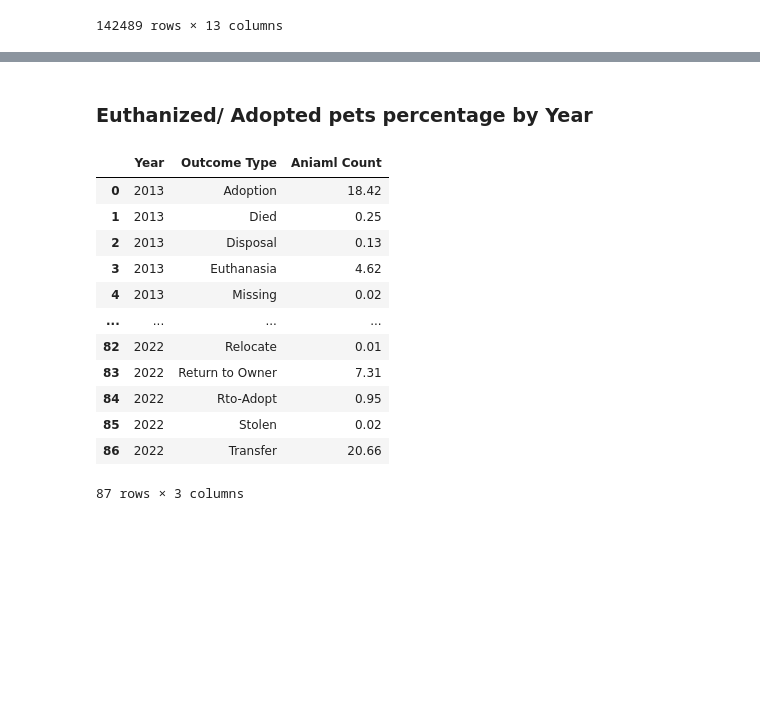
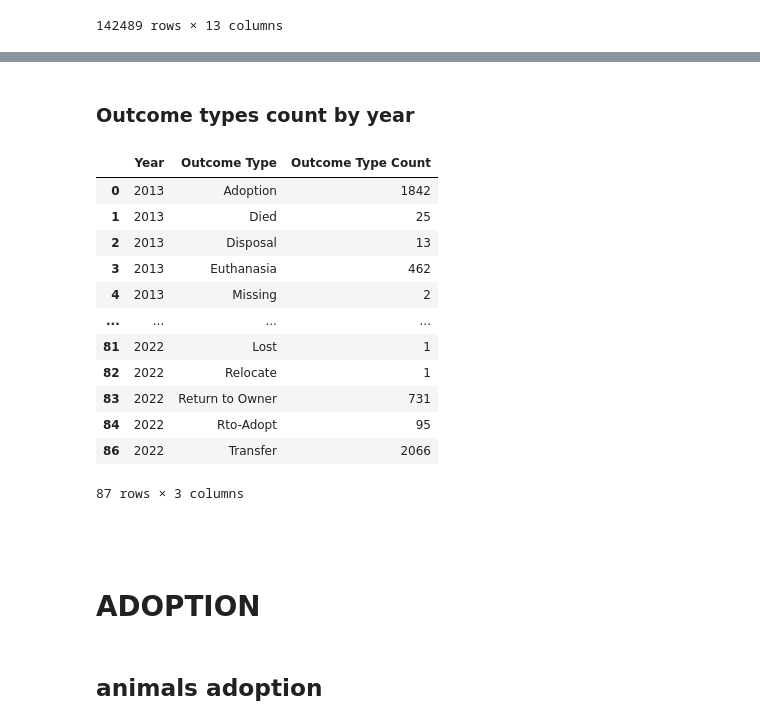
Before and after one commit to bfarao/bf_capstone, a Jupyter notebook: notebook/BrunaF_Austin_Capstone.ipynb, the cells around one changed output, grey strips where cells are left out. Cells and saved outputs as stored; diff of their text form; code cells hidden in the pictures; blank space fills up the shorter version.

```diff
--- a/notebook/BrunaF_Austin_Capstone.ipynb
+++ b/notebook/BrunaF_Austin_Capstone.ipynb
@@ -75,0 +70,4 @@ austin_dataset.describe()
+# %%
+austin_dataset['Date of Birth'] = pd.to_datetime(austin_dataset['Date of Birth'])
+austin_dataset['DateTime'] = austin_dataset['DateTime'].apply(pd.Timestamp)
+austin_dataset
@@ -75,0 +88,5 @@ austin_dataset.describe()
+# %%
+austin_dataset['Age'] = (austin_dataset['DateTime'] - austin_dataset['Date of Birth'])
+austin_dataset['Age'] = round(((austin_dataset['Age'].dt.days)/365), 0)
+austin_dataset['Breeds'] = austin_dataset['Breed'].str.replace(' Mix', '')
+austin_dataset
@@ -76,22 +107,29 @@ austin_dataset.describe()
 # %% [markdown]
-### Euthanized/ Adopted pets percentage by Year
+### Outcome types count by year
 # %%
-euth_vs_others = (austin_dataset.groupby(['Year', 'Outcome Type']).count())/100
-euth_vs_others = euth_vs_others.reset_index()
-euth_vs_others = euth_vs_others[['Year', 'Outcome Type', 'Animal ID']]
-euth_vs_others = euth_vs_others.rename(columns= {'Animal ID':'Aniaml Count'})
-euth_vs_others
+outcome = austin_dataset.groupby(['Year','Outcome Type']).count()
+outcome = outcome.reset_index()
+outcome = outcome[['Year','Outcome Type', 'Animal ID']]
+outcome = outcome.rename(columns= {'Animal ID':' Outcome Type Count'}).sort_values('Year', ascending= True)
+outcome
+#outcome['total adoption'] = outcome['']
 # %% [output]
-|  | Year | Outcome Type | Aniaml Count |
-| 0 | 2013 | Adoption | 18.42 |
-| 1 | 2013 | Died | 0.25 |
-| 2 | 2013 | Disposal | 0.13 |
-| 3 | 2013 | Euthanasia | 4.62 |
-| 4 | 2013 | Missing | 0.02 |
+|  | Year | Outcome Type | Outcome Type Count |
+| 0 | 2013 | Adoption | 1842 |
+| 1 | 2013 | Died | 25 |
+| 2 | 2013 | Disposal | 13 |
+| 3 | 2013 | Euthanasia | 462 |
+| 4 | 2013 | Missing | 2 |
 | ... | ... | ... | ... |
-| 82 | 2022 | Relocate | 0.01 |
-| 83 | 2022 | Return to Owner | 7.31 |
-| 84 | 2022 | Rto-Adopt | 0.95 |
-| 85 | 2022 | Stolen | 0.02 |
-| 86 | 2022 | Transfer | 20.66 |
+| 81 | 2022 | Lost | 1 |
+| 82 | 2022 | Relocate | 1 |
+| 83 | 2022 | Return to Owner | 731 |
+| 84 | 2022 | Rto-Adopt | 95 |
+| 86 | 2022 | Transfer | 2066 |
 87 rows × 3 columns
+# %% [markdown]
+## #########################################################################
+# %% [markdown]
+# ADOPTION
+# %% [markdown]
+## animals adoption
```
Also changed, not shown: parts of 40 cells of this notebook, 2 other files.
